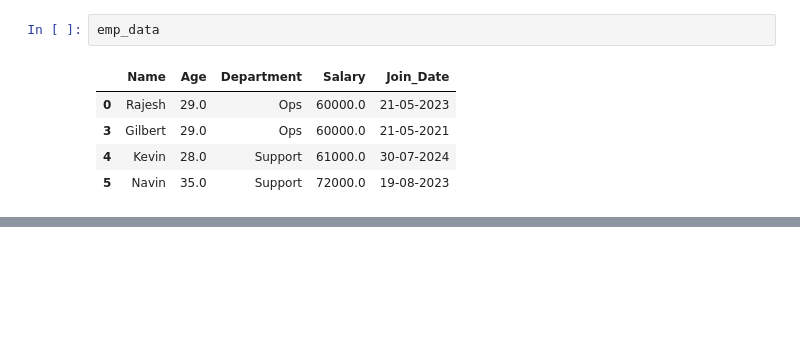
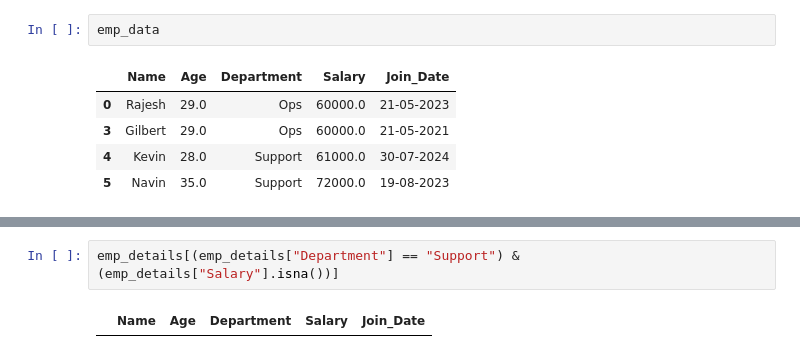
Before and after one commit to Dhinesh-Developer/python_dk_mastery, a Jupyter notebook: pandas pratical 2.ipynb, the cells around one changed output, grey strips where cells are left out. Drawn from its saved outputs; the diff is of its cells as text; blank space fills up the shorter version.

```diff
--- a/pandas pratical 2.ipynb
+++ b/pandas pratical 2.ipynb
@@ -255,0 +388,4 @@ emp_data
+# %%
+emp_details[(emp_details["Department"] == "Support") & (emp_details["Salary"].isna())]
+# %% [output]
+|  | Name | Age | Department | Salary | Join_Date |
```
Also changed, not shown: parts of 17 cells of this notebook, 2 other files.
